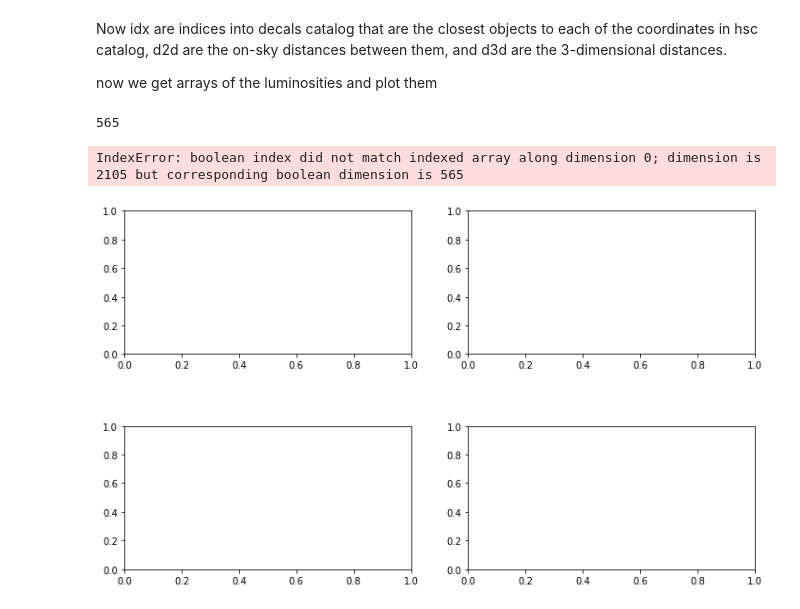
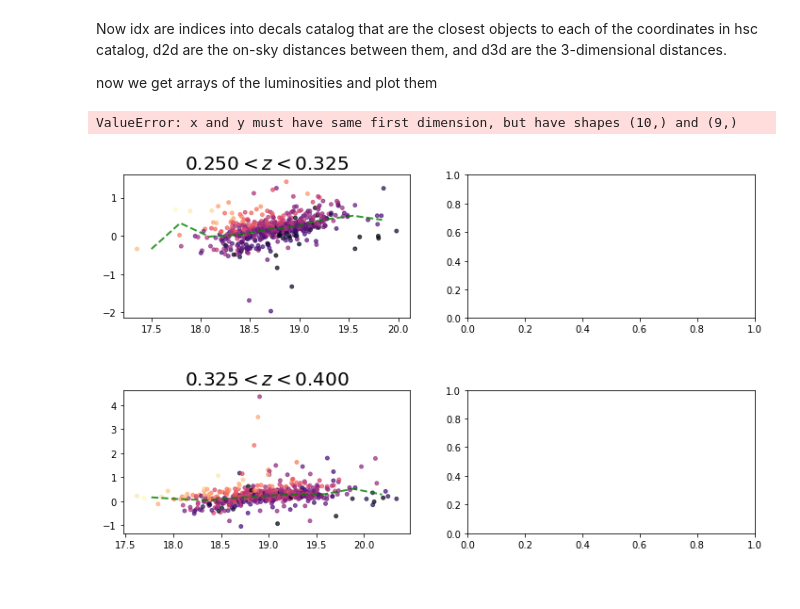
Before and after one commit to alexieleauthaud/2DMassiveGalaxies, a Jupyter notebook: catalog matching.ipynb, the cells around one changed output. Drawn from its saved outputs; the diff is of its cells as text; code cells hidden in the pictures.

Commit message:
running medians added, percentiles giving error

```diff
--- a/catalog matching.ipynb
+++ b/catalog matching.ipynb
@@ -101,14 +101,12 @@ idx_4 = (zz_use > 0.475)
 fig, axarr = plt.subplots(2, 2)
 fig.subplots_adjust(hspace=0.5)
 
-N = 2000
 total_bins = 10
 
-bins = np.linspace(xx_use[idx_1].min(),xx_use[idx_1].max(), total_bins)
+bins = np.linspace(xx_use[idx_1].min(), xx_use[idx_1].max(), total_bins)
 delta = bins[1]-bins[0]
-idx  = np.digitize(xx_use[idx_1],bins)
-print(len(yy_use[idx]))
-running_median = [np.median(yy_use[idx==k]) for k in range(total_bins)]
+idx = np.digitize(xx_use[idx_1], bins)
+running_median = [np.median(yy_use[idx_1][idx==k]) for k in range(total_bins)]
 
 axarr[0,0].scatter(xx_use[idx_1], yy_use[idx_1],
                    c=cc_use[idx_1],
@@ -119,6 +117,14 @@ axarr[0,0].set_title(r'$0.250 < z < 0.325$',
                      fontsize=20)
 axarr[0,0].plot(bins-delta/2,running_median,'--',c='green',linewidth=2.0,lw=4,alpha=.8)
 
+
+bins = np.linspace(xx_use[idx_2].min(), xx_use[idx_2].max(), total_bins)
+delta = bins[1]-bins[0]
+idx = np.digitize(xx_use[idx_2], bins)
+running_median = [np.median(yy_use[idx_2][idx==k]) for k in range(total_bins)]
+running_sixteen = [np.percentile(yy_use[idx_2][idx==k], 16) for k in range(1,total_bins)]
+running_eighty_four = [np.percentile(yy_use[idx_2][idx==k], 84) for k in range(1,total_bins)]
+
 axarr[1,0].scatter(xx_use[idx_2], yy_use[idx_2],
                    c=cc_use[idx_2],
                    label='_nolegend_',
@@ -126,7 +132,14 @@ axarr[1,0].scatter(xx_use[idx_2], yy_use[idx_2],
                    alpha=0.7, s=15)
 axarr[1,0].set_title(r'$0.325 < z < 0.400$',
                      fontsize=20)
-#axarr[1,0].plot(bins-delta/2,running_median,'--',c='green',linewidth=2.0,lw=4,alpha=.8)
+axarr[1,0].plot(bins-delta/2 ,running_median,'--',c='green',linewidth=2.0,lw=4,alpha=.8)
+axarr[1,0].plot(bins-delta/2 ,running_sixteen,'--',c='green',linewidth=2.0,lw=4,alpha=.8)
+axarr[1,0].plot(bins-delta/2 ,running_eighty_four,'--',c='green',linewidth=2.0,lw=4,alpha=.8)
+
+bins = np.linspace(xx_use[idx_3].min(), xx_use[idx_3].max(), total_bins)
+delta = bins[1]-bins[0]
+idx = np.digitize(xx_use[idx_3], bins)
+running_median = [np.median(yy_use[idx_3][idx==k]) for k in range(total_bins)]
 
 axarr[0,1].scatter(xx_use[idx_3], yy_use[idx_3],
                    c=cc_use[idx_3],
@@ -135,7 +148,12 @@ axarr[0,1].scatter(xx_use[idx_3], yy_use[idx_3],
                    alpha=0.7, s=15)
 axarr[0,1].set_title(r'$0.400 < z < 0.475$',
                      fontsize=20)
-#axarr[0,1].plot(bins-delta/2,running_median,'--',c='green',linewidth=2.0,lw=4,alpha=.8)
+axarr[0,1].plot(bins-delta/2,running_median,'--',c='green',linewidth=2.0,lw=4,alpha=.8)
+
+bins = np.linspace(xx_use[idx_3].min(), xx_use[idx_3].max(), total_bins)
+delta = bins[1]-bins[0]
+idx = np.digitize(xx_use[idx_3], bins)
+running_median = [np.median(yy_use[idx_3][idx==k]) for k in range(total_bins)]
 
 sc = axarr[1,1].scatter(xx_use[idx_4], yy_use[idx_4],
                    c=cc_use[idx_4],
@@ -144,40 +162,39 @@ sc = axarr[1,1].scatter(xx_use[idx_4], yy_use[idx_4],
                    alpha=0.7, s=15)
 axarr[1,1].set_title(r'$0.475 < z < 0.550$',
                      fontsize=20)
-#axarr[1,1].plot(bins-delta/2,running_median,'--',c='green',linewidth=2.0,lw=4,alpha=.8)
+axarr[1,1].plot(bins-delta/2,running_median,'--',c='green',linewidth=2.0,lw=4,alpha=.8)
 
 #plt.scatter(xx_use,yy_use,color='k',alpha=.2,s=2)
 
 
 for (m,n), subplot in np.ndenumerate(axarr):
     subplot.set_xlim(17.6, 21.4)
     subplot.set_ylim(-2.5, 2.5)
 
     # zorder=0 puts the grid in the background
     subplot.grid(alpha=0.3, zorder=0)
 
     subplot.set_xlabel(r'$r_{\rm HSC}\ ({\rm mag})$', fontsize=21)
     subplot.set_ylabel(r'$r_{\rm HSC}-r_{\rm DECaLS}\ ({\rm mag})$',
                        fontsize=20)
 
     subplot.axhline(0.0, linewidth=2.0, alpha=0.5, c='k',
                     zorder=0, linestyle='--', dashes=(10, 4))
 
     for tick in subplot.xaxis.get_major_ticks():
         tick.label.set_fontsize(16)
     for tick in subplot.yaxis.get_major_ticks():
         tick.label.set_fontsize(16)
 
 
 plt.suptitle('R Band Distributions')
 
 cbar_ax = fig.add_axes([0.95, 0.15, 0.02, 0.7])
 cbar = mpl.colorbar.ColorbarBase(cbar_ax, cmap=cmaps.magma, ticks=[1,0])
 type(cbar_ax)
 # %% [output]
-565
+ValueError: x and y must have same first dimension, but have shapes (10,) and (9,)
-IndexError: boolean index did not match indexed array along dimension 0; dimension is 2105 but corresponding boolean dimension is 565
-[figure, old version]
+[figure, new version]
 # %%
 eighty_five = np.percentile(hsc_g_mag, 85)
 sixteen = np.percentile(hsc_g_mag, 16)
```
Also changed, not shown: parts of 1 cell of this notebook.
